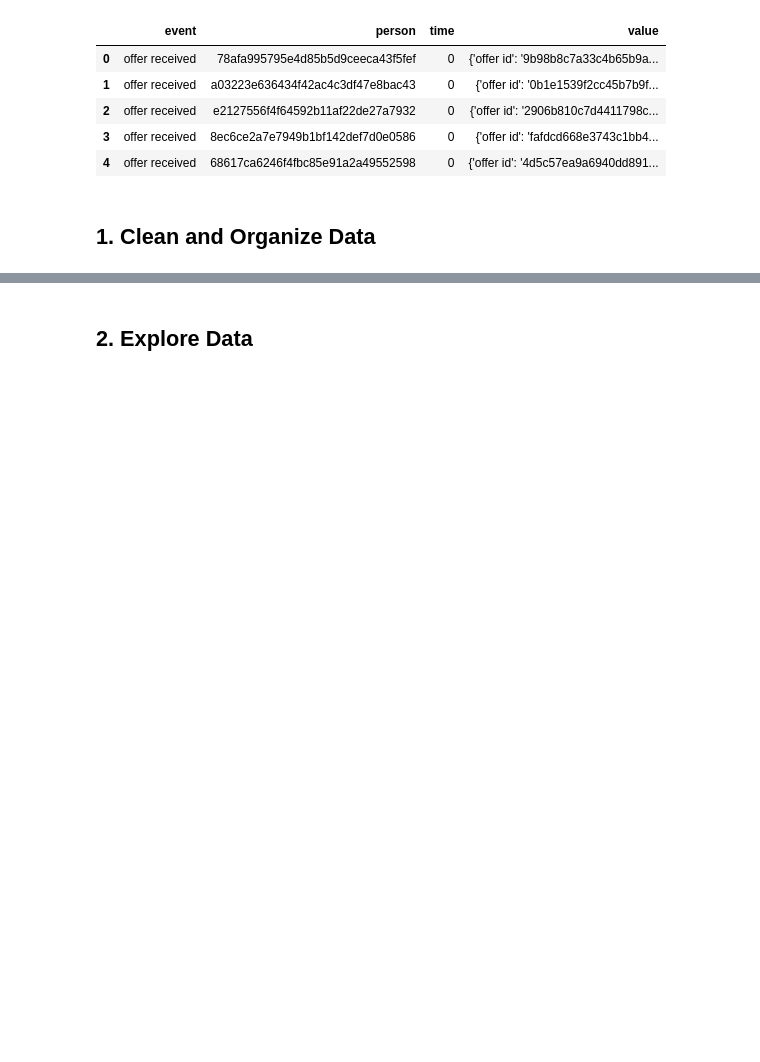
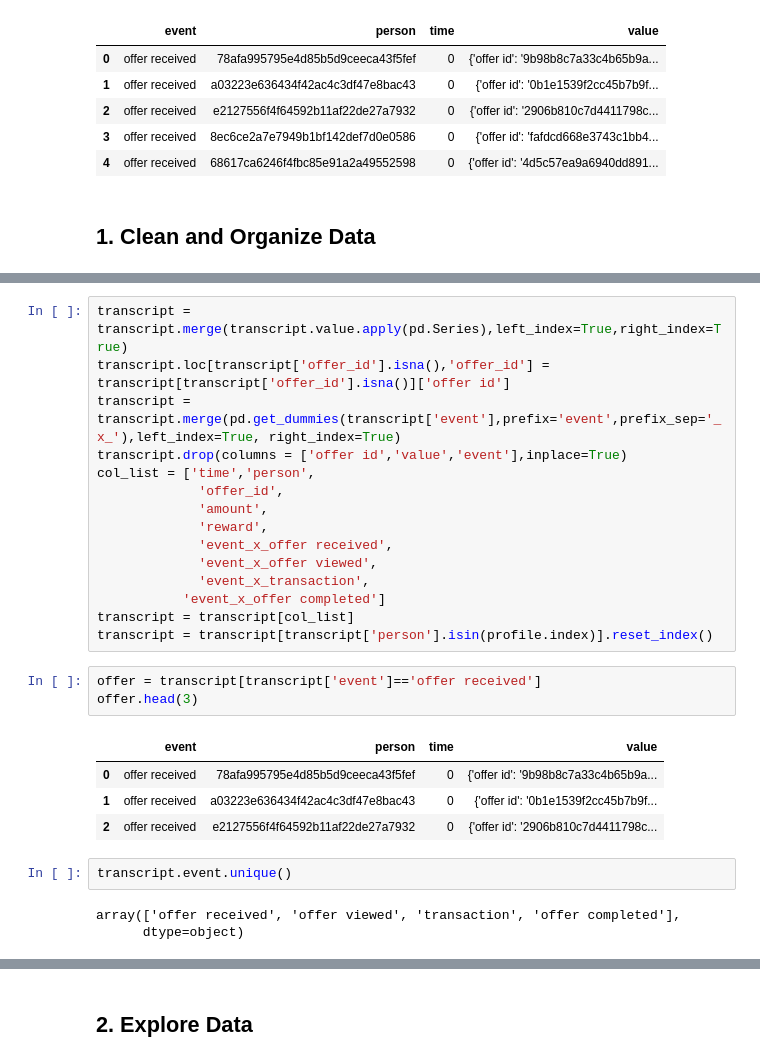
Before and after one commit to TomCanty/StarbucksCapstone, a Jupyter notebook: Starbucks_Capstone_notebook.ipynb, the cells around one changed output, grey strips where cells are left out. Cells and saved outputs as stored; diff of their text form; blank space fills up the shorter version.

```diff
--- a/Starbucks_Capstone_notebook.ipynb
+++ b/Starbucks_Capstone_notebook.ipynb
@@ -172,0 +172,28 @@ transcript.shape
+# %%
+transcript = transcript.merge(transcript.value.apply(pd.Series),left_index=True,right_index=True)
+transcript.loc[transcript['offer_id'].isna(),'offer_id'] = transcript[transcript['offer_id'].isna()]['offer id']
+transcript = transcript.merge(pd.get_dummies(transcript['event'],prefix='event',prefix_sep='_x_'),left_index=True, right_index=True)
+transcript.drop(columns = ['offer id','value','event'],inplace=True)
+col_list = ['time','person',
+             'offer_id',
+             'amount',
+             'reward',
+             'event_x_offer received',
+             'event_x_offer viewed',
+             'event_x_transaction',
+           'event_x_offer completed']
+transcript = transcript[col_list]
+transcript = transcript[transcript['person'].isin(profile.index)].reset_index()
+# %%
+offer = transcript[transcript['event']=='offer received']
+offer.head(3)
+# %% [output]
+|  | event | person | time | value |
+| 0 | offer received | 78afa995795e4d85b5d9ceeca43f5fef | 0 | {'offer id': '9b98b8c7a33c4b65b9a... |
+| 1 | offer received | a03223e636434f42ac4c3df47e8bac43 | 0 | {'offer id': '0b1e1539f2cc45b7b9f... |
+| 2 | offer received | e2127556f4f64592b11af22de27a7932 | 0 | {'offer id': '2906b810c7d4411798c... |
+# %%
+transcript.event.unique()
+# %% [output]
+array(['offer received', 'offer viewed', 'transaction', 'offer completed'],
+      dtype=object)
```
Also changed, not shown: parts of 10 cells of this notebook.
